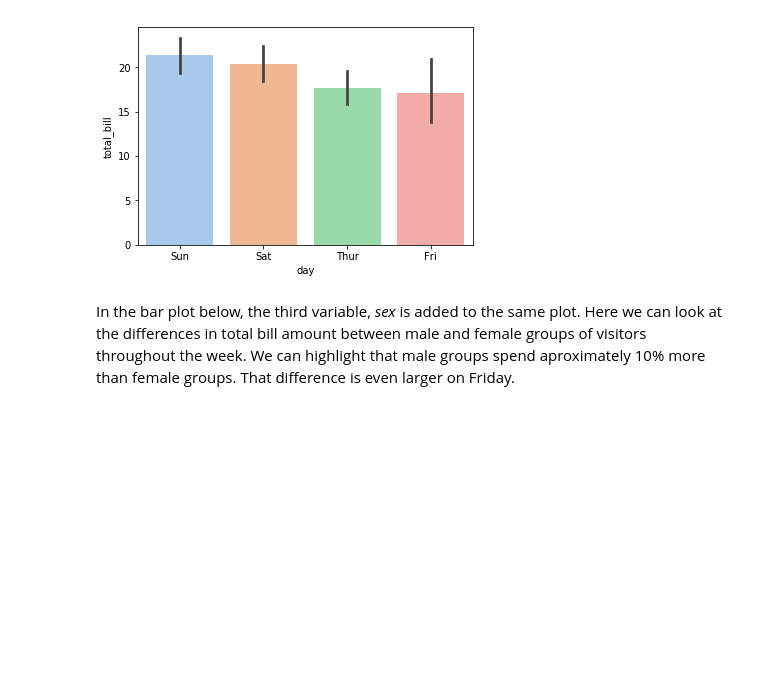
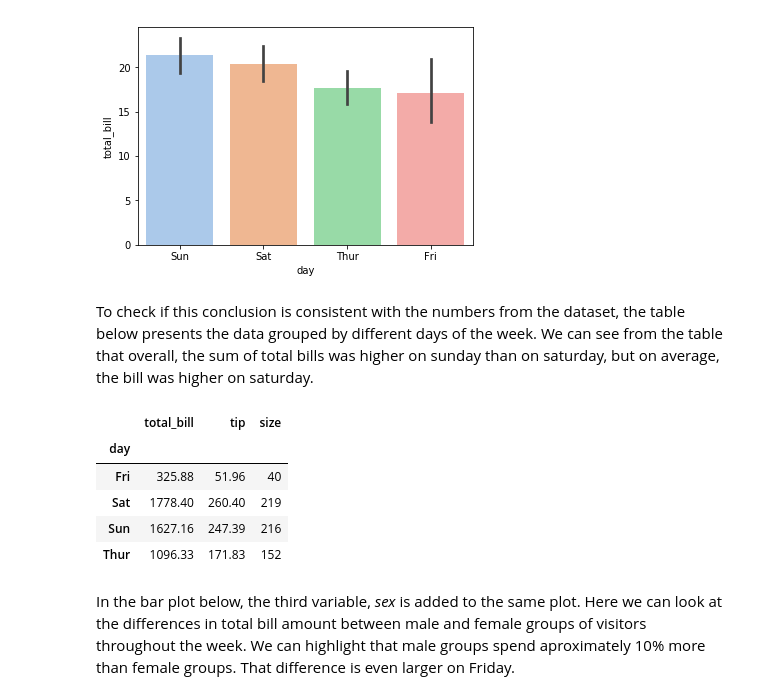
Before and after one commit to vukasm/project-2019-fundda, a Jupyter notebook: tips-dataset.ipynb, the cells around one changed output. Saved outputs shown, nothing was run; the diff lists cells and outputs as text; code cells hidden in the pictures; blank space fills up the shorter version.

```diff
--- a/tips-dataset.ipynb
+++ b/tips-dataset.ipynb
@@ -229,6 +230,18 @@ Bar plot below shows the relationship between the variables *day* and *total_bil
 bar = sns.barplot(x="day", y="total_bill", data=df, palette="pastel")
 # %% [output]
 [figure]
+# %% [markdown]
+To check if this conclusion is consistent with the numbers from the dataset, the table below presents the data grouped by different days of the week. We can see from the table that overall, the sum of total bills was higher on sunday than on saturday, but on average, the bill was higher on saturday.
+# %%
+#split the data into groups based on the variable 'day'
+df.groupby(['day']).sum()
+# %% [output]
+|  | total_bill | tip | size |
+| day |  |  |  |
+| Fri | 325.88 | 51.96 | 40 |
+| Sat | 1778.40 | 260.40 | 219 |
+| Sun | 1627.16 | 247.39 | 216 |
+| Thur | 1096.33 | 171.83 | 152 |
 # %% [markdown]
 In the bar plot below, the third variable, *sex* is added to the same plot. Here we can look at the differences in total bill amount between male and female groups of visitors throughout the week. We can highlight that male groups spend aproximately 10% more than female groups. That difference is even larger on Friday.
 # %%
```
Also changed, not shown: parts of 8 cells of this notebook, 1 other file.
